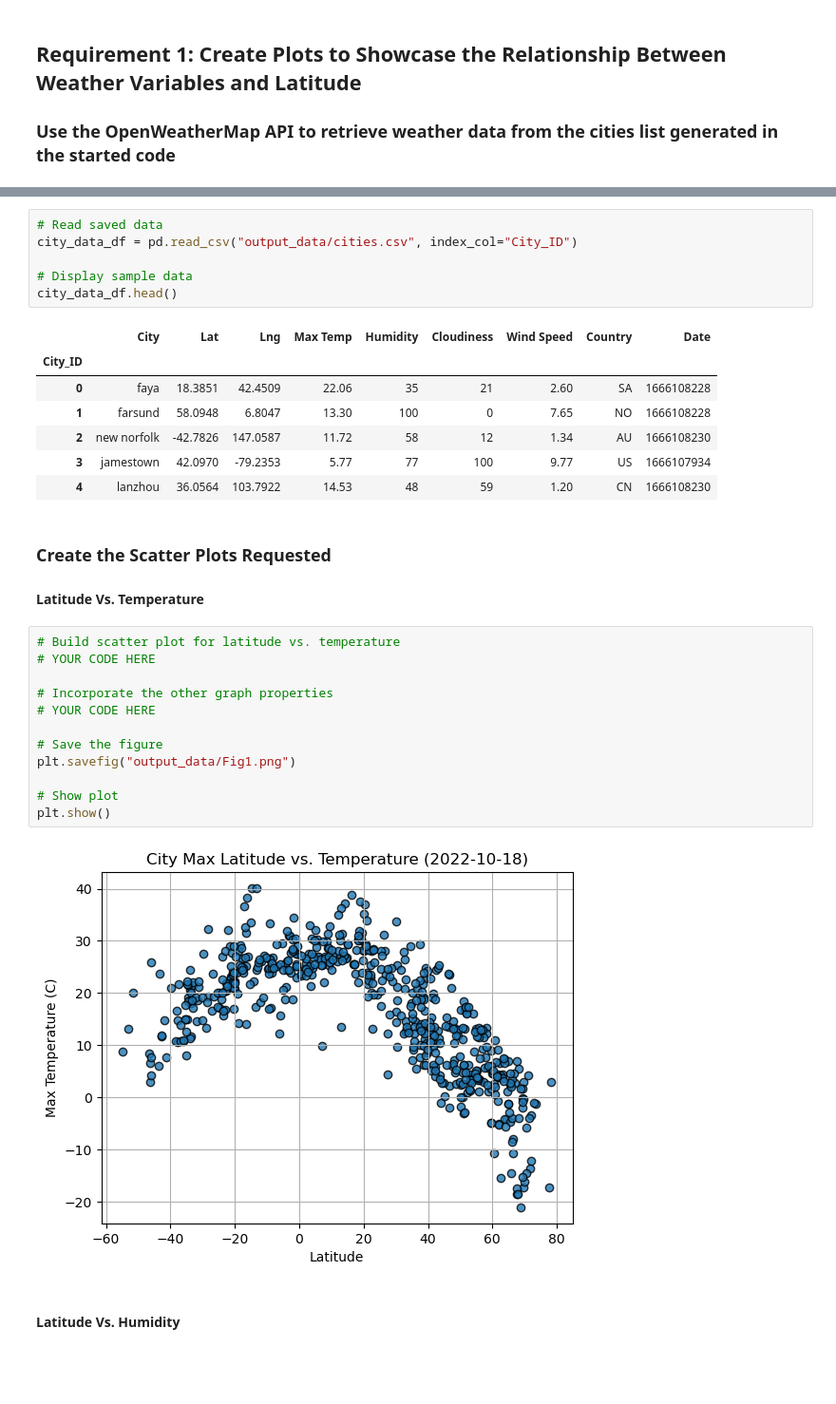
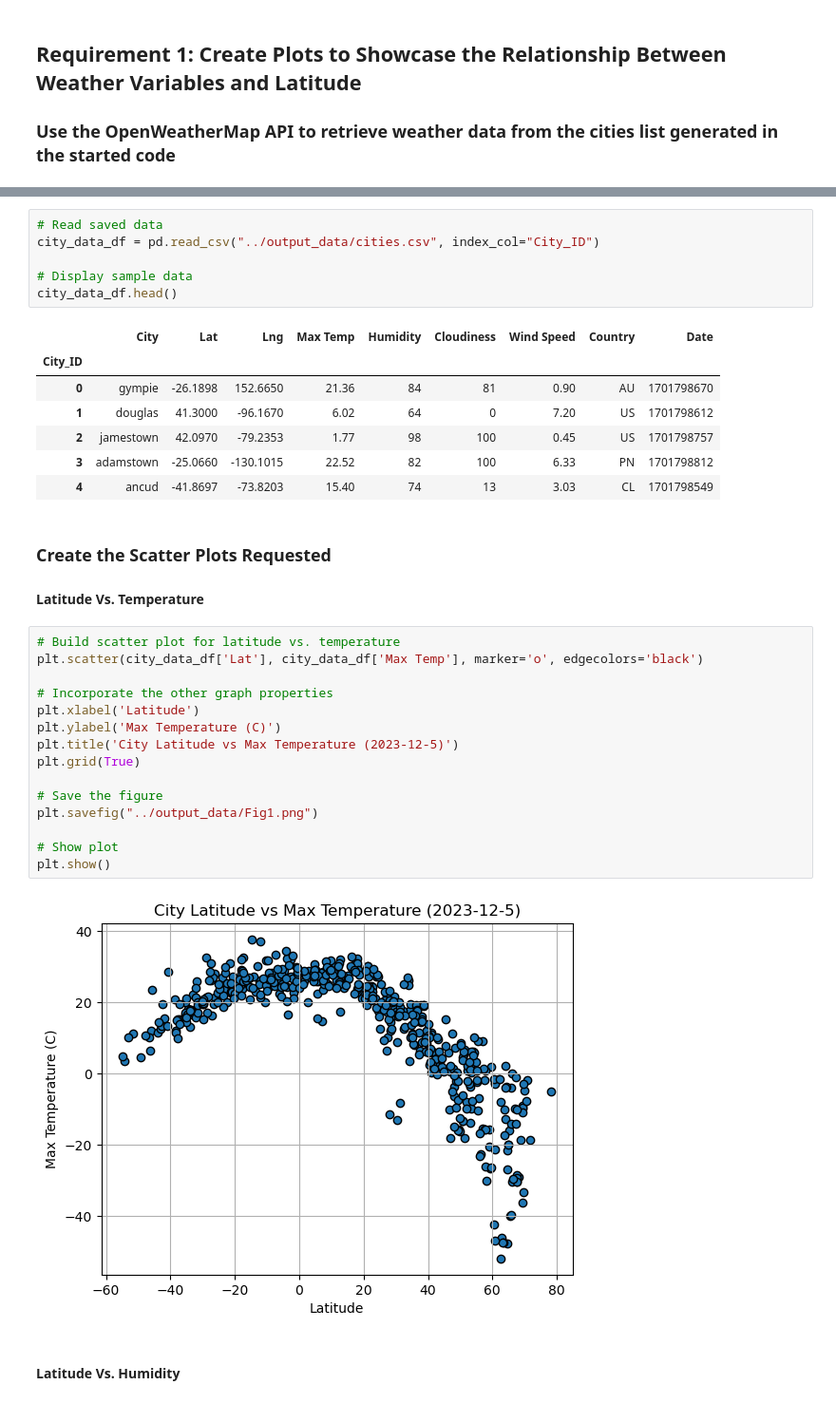
Before and after one commit to acedryden/python-api-challenge, a Jupyter notebook: WeatherPy/Starter_Code/starter_code/WeatherPy.ipynb, the cells around one changed output, grey strips where cells are left out. Shown at 95% size. Cells and saved outputs as stored; diff of their text form; blank space fills up the shorter version.

```diff
--- a/WeatherPy/Starter_Code/starter_code/WeatherPy.ipynb
+++ b/WeatherPy/Starter_Code/starter_code/WeatherPy.ipynb
@@ -173,35 +172,38 @@ city_data_df.to_csv("output_data/cities.csv", index_label="City_ID")
 # %%
 # Read saved data
-city_data_df = pd.read_csv("output_data/cities.csv", index_col="City_ID")
+city_data_df = pd.read_csv("../output_data/cities.csv", index_col="City_ID")
 
 # Display sample data
 city_data_df.head()
 # %% [output]
 |  | City | Lat | Lng | Max Temp | Humidity | Cloudiness | Wind Speed | Country | Date |
 | City_ID |  |  |  |  |  |  |  |  |  |
-| 0 | faya | 18.3851 | 42.4509 | 22.06 | 35 | 21 | 2.60 | SA | 1666108228 |
-| 1 | farsund | 58.0948 | 6.8047 | 13.30 | 100 | 0 | 7.65 | NO | 1666108228 |
-| 2 | new norfolk | -42.7826 | 147.0587 | 11.72 | 58 | 12 | 1.34 | AU | 1666108230 |
-| 3 | jamestown | 42.0970 | -79.2353 | 5.77 | 77 | 100 | 9.77 | US | 1666107934 |
-| 4 | lanzhou | 36.0564 | 103.7922 | 14.53 | 48 | 59 | 1.20 | CN | 1666108230 |
+| 0 | gympie | -26.1898 | 152.6650 | 21.36 | 84 | 81 | 0.90 | AU | 1701798670 |
+| 1 | douglas | 41.3000 | -96.1670 | 6.02 | 64 | 0 | 7.20 | US | 1701798612 |
+| 2 | jamestown | 42.0970 | -79.2353 | 1.77 | 98 | 100 | 0.45 | US | 1701798757 |
+| 3 | adamstown | -25.0660 | -130.1015 | 22.52 | 82 | 100 | 6.33 | PN | 1701798812 |
+| 4 | ancud | -41.8697 | -73.8203 | 15.40 | 74 | 13 | 3.03 | CL | 1701798549 |
 # %% [markdown]
 ### Create the Scatter Plots Requested
 
 #### Latitude Vs. Temperature
 # %%
 # Build scatter plot for latitude vs. temperature
-# YOUR CODE HERE
+plt.scatter(city_data_df['Lat'], city_data_df['Max Temp'], marker='o', edgecolors='black')
 
 # Incorporate the other graph properties
-# YOUR CODE HERE
+plt.xlabel('Latitude')
+plt.ylabel('Max Temperature (C)')
+plt.title('City Latitude vs Max Temperature (2023-12-5)')
+plt.grid(True)
 
 # Save the figure
-plt.savefig("output_data/Fig1.png")
+plt.savefig("../output_data/Fig1.png")
 
 # Show plot
 plt.show()
 # %% [output]
-[figure, old version]
+[figure, new version]
 # %% [markdown]
 #### Latitude Vs. Humidity
 # %%
```
Also changed, not shown: parts of 36 cells of this notebook, 5 other files.
